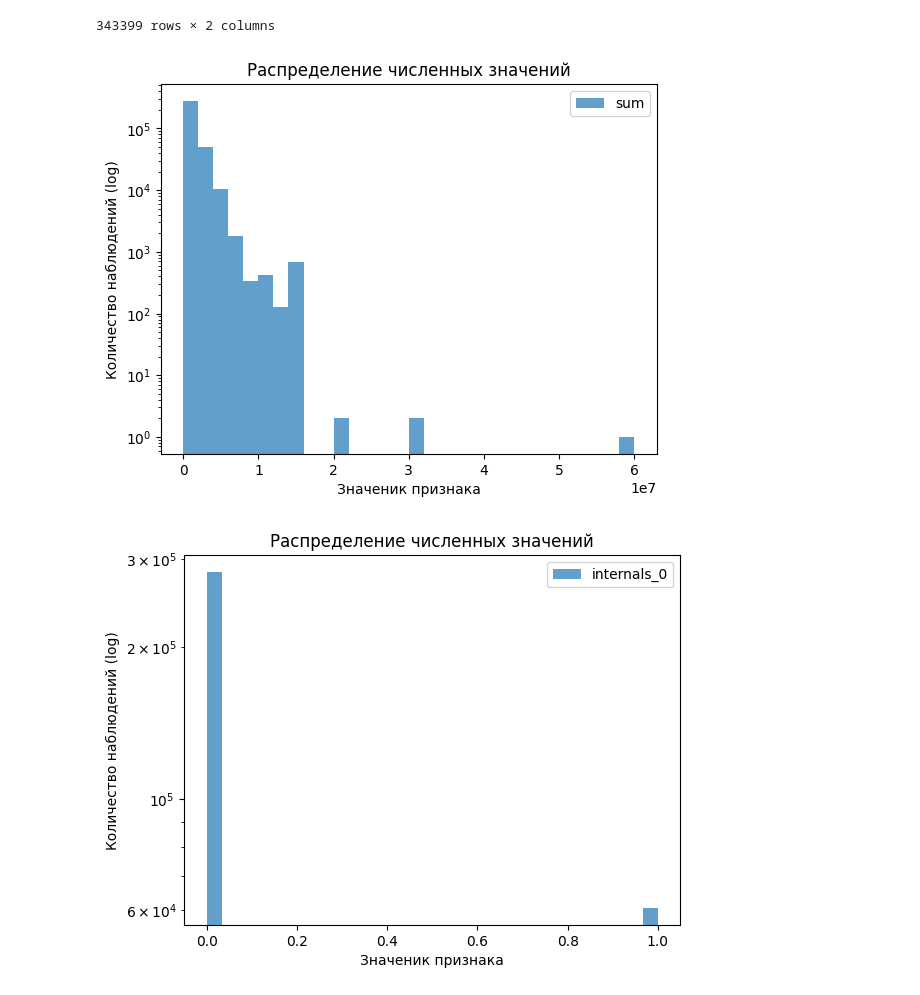
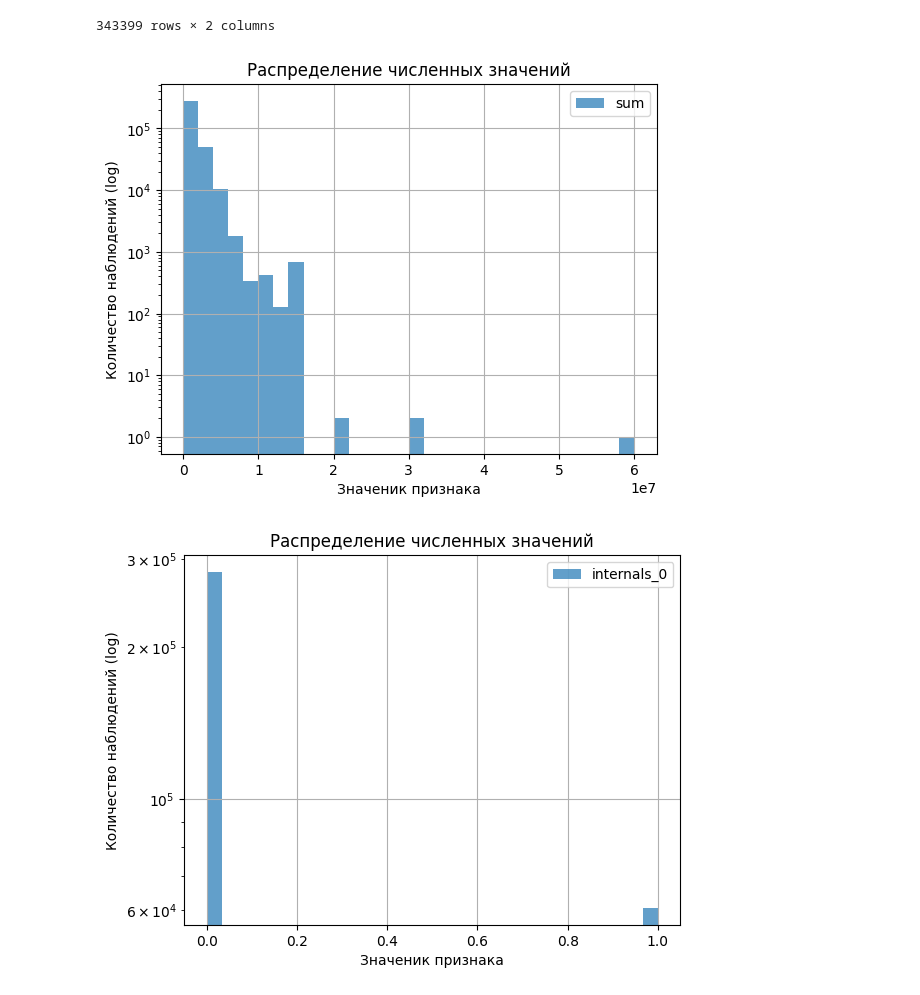
Before and after one commit to smeyanoff/kuberay-serving-system, a Jupyter notebook: notebooks/eda.ipynb, the cells around one changed output. Cells and saved outputs as stored; diff of their text form; code cells hidden in the pictures.

```diff
--- a/notebooks/eda.ipynb
+++ b/notebooks/eda.ipynb
@@ -37,6 +37,7 @@ def plot_distribution(df, title='Распределение переменной
     plt.xlabel('Значение переменной')
     plt.ylabel('Количество наблюдений (log)')
     plt.xticks(rotation=rot)
+    plt.grid(True)
     if log:
         plt.yscale('log')
     plt.show()
@@ -180,12 +188,13 @@ data[['app_info_7', 'app_info_8']]
 # %%
 for col in num_cols_for_analysis:
     plt.hist(data[col], bins=30, alpha=0.7, label=col)
     plt.title('Распределение численных значений')
     plt.xlabel('Значеник признака')
     plt.ylabel('Количество наблюдений (log)')
     plt.legend()
     plt.yscale('log')
+    plt.grid(True)
     plt.show()
 # %% [output]
-[figure, old version]
+[figure, new version]
-[figure, old version]
+[figure, new version]
```
Also changed, not shown: parts of 7 cells of this notebook.
